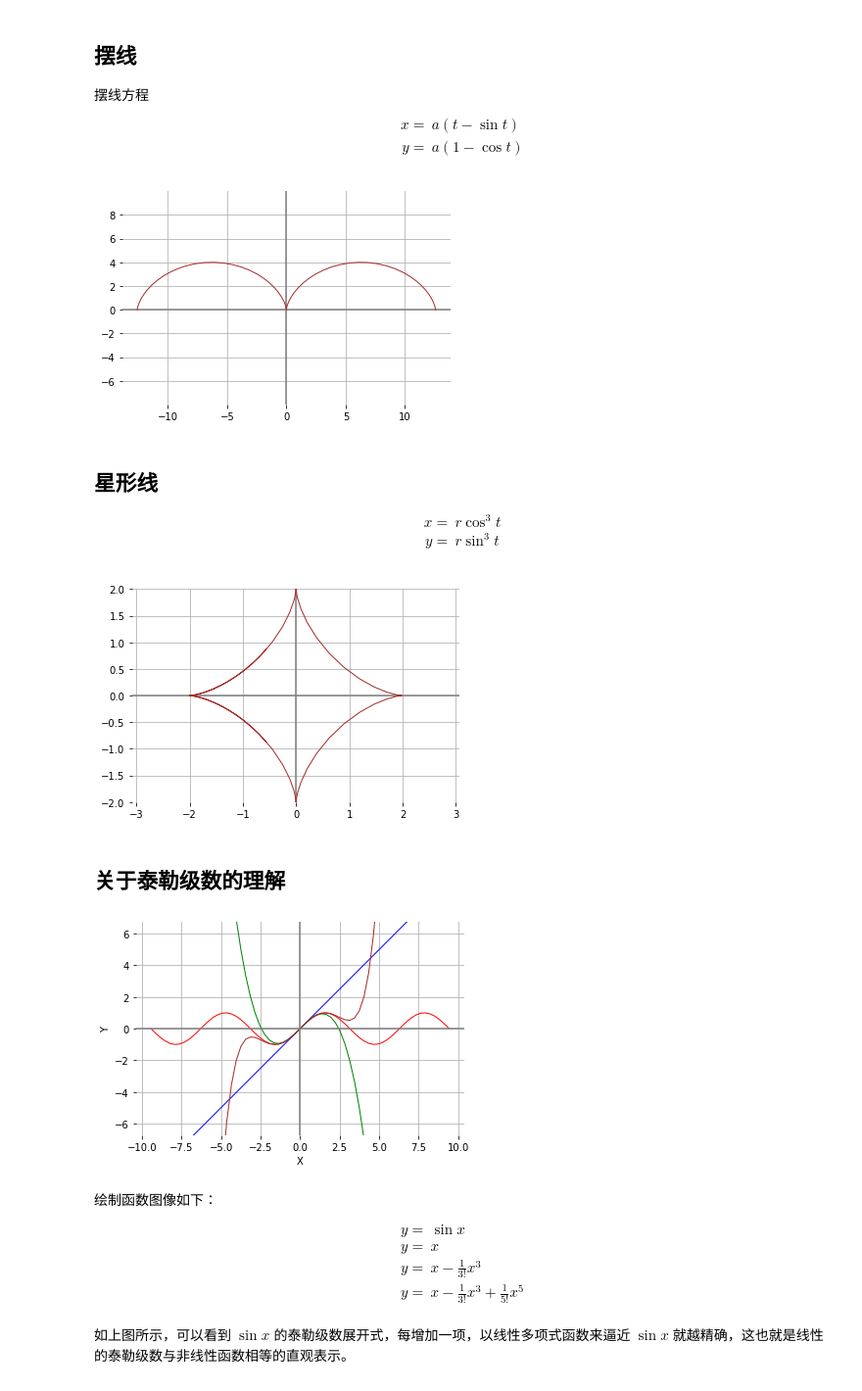
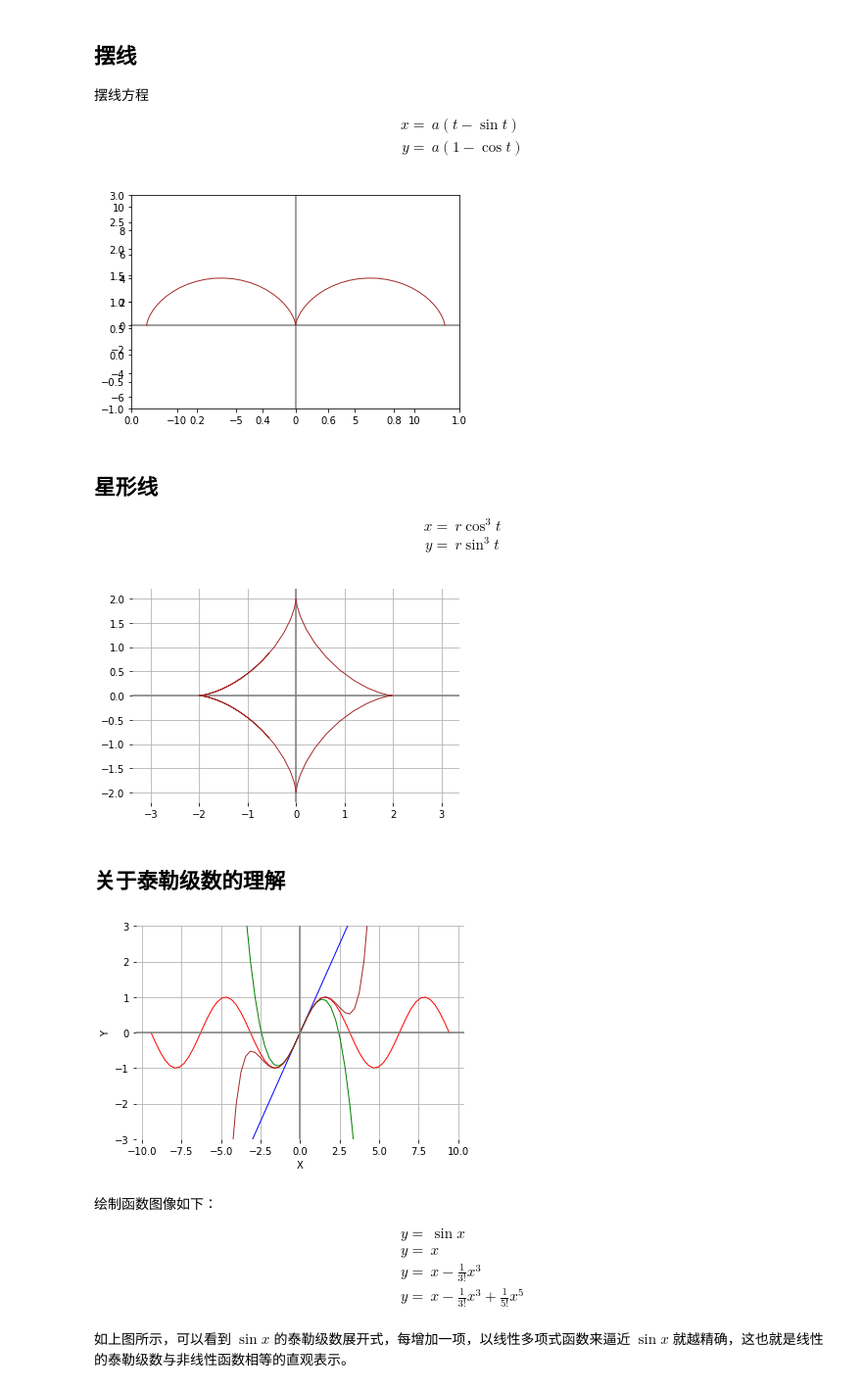
Before and after one commit to StevenBaby/archives, a Jupyter notebook: archives/数学理论/一些重要的函数图像.ipynb, the cells around one changed output. Shown at 98% size. Saved outputs shown, nothing was run; the diff lists cells and outputs as text; code cells hidden in the pictures.

```diff
--- a/archives/数学理论/一些重要的函数图像.ipynb
+++ b/archives/数学理论/一些重要的函数图像.ipynb
@@ -253,17 +250,18 @@ $$
 # %%
 t = np.linspace(-2*np.pi,2*np.pi, 64)
 x = 2 * (t - np.sin(t))
 y = 2 * (1 - np.cos(t))
 plt.grid()
 plt.box()
 plt.ylim([-1, 3])
 plt.axes().set_aspect('equal', 'datalim')
 plt.axhline(color='grey')
 plt.axvline(color='grey')
 plt.plot(x,y,"brown",lw=1)
+plt.axis('equal')
 plt.show()
 # %% [output]
-[figure, old version]
+[figure, new version]
 # %% [markdown]
 ## 星形线
 
@@ -275,14 +273,13 @@ y = 2 * np.power(np.sin(t), 3)
 plt.grid()
 plt.box()
 plt.ylim([-2, 2])
-plt.axes().set_aspect('equal', 'datalim')
 plt.axhline(color='grey')
 plt.axvline(color='grey')
-plt.axes().set_aspect('equal', 'datalim')
+plt.axis('equal')
 plt.plot(x,y,"brown",lw=1)
 plt.show()
 # %% [output]
-[figure, old version]
+[figure, new version]
 # %% [markdown]
 ## 关于泰勒级数的理解
 # %%
@@ -302,10 +299,9 @@ plt.xlabel('X')
 plt.ylabel('Y')
 plt.axhline(color='grey')
 plt.axvline(color='grey')
-plt.axes().set_aspect('equal', 'datalim')
 plt.show()
 # %% [output]
-[figure, old version]
+[figure, new version]
 # %% [markdown]
 绘制函数图像如下：
 
```
Also changed, not shown: parts of 8 cells of this notebook, 3 other files.
